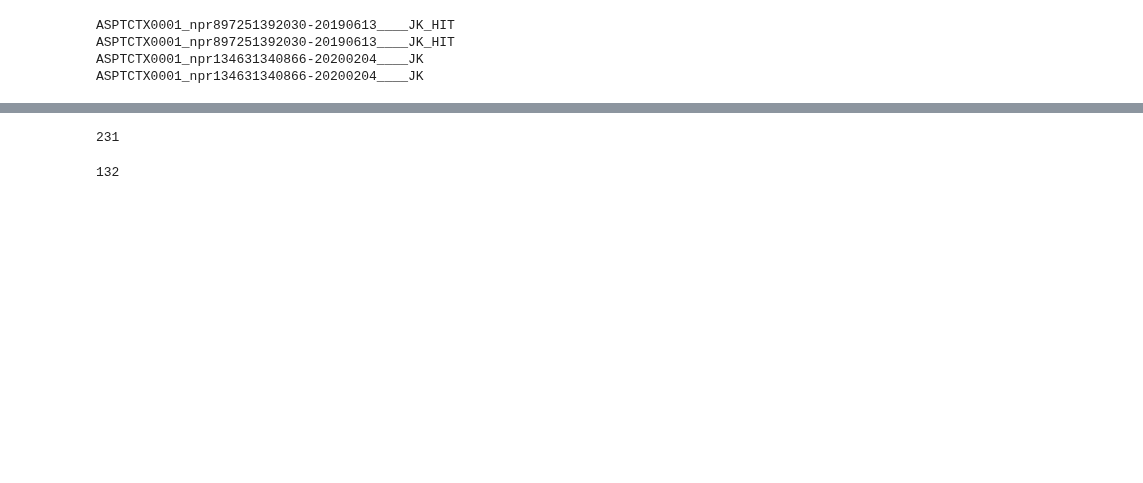
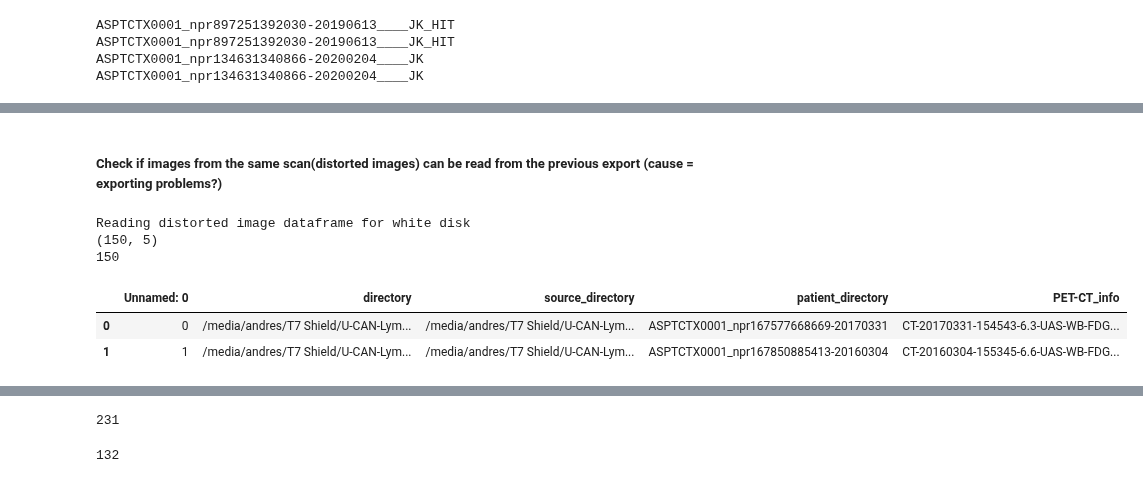
Before and after one commit to NickosKal/UCAN-PET-CT-image-data-handling-pipeline, a Jupyter notebook: Task1_2/testpatientsondisk1and2.ipynb, the cells around one changed output, grey strips where cells are left out. Drawn from its saved outputs; the diff is of its cells as text; code cells hidden in the pictures; blank space fills up the shorter version.

```diff
--- a/Task1_2/testpatientsondisk1and2.ipynb
+++ b/Task1_2/testpatientsondisk1and2.ipynb
@@ -166,0 +200,16 @@ extra_patient_wd_df.
+# %% [markdown]
+##### Check if images from the same scan(distorted images) can be read from the previous export (cause = exporting problems?)
+# %%
+print("Reading distorted image dataframe for white disk")
+distorted_images_wd = pd.read_excel(list_of_distorted_images_wd)
+distorted_images_wd[['source_directory', 'patient_directory', 'PET-CT_info']] = distorted_images_wd['directory'].str.rsplit(pat='/', n=2, expand=True)
+print(distorted_images_wd.shape)
+print(distorted_images_wd.patient_directory.nunique())
+distorted_images_wd.head(2)
+# %% [output]
+Reading distorted image dataframe for white disk
+(150, 5)
+150
+|  | Unnamed: 0 | directory | source_directory | patient_directory | PET-CT_info |
+| 0 | 0 | /media/andres/T7 Shield/U-CAN-Lym... | /media/andres/T7 Shield/U-CAN-Lym... | ASPTCTX0001_npr167577668669-20170331 | CT-20170331-154543-6.3-UAS-WB-FDG... |
+| 1 | 1 | /media/andres/T7 Shield/U-CAN-Lym... | /media/andres/T7 Shield/U-CAN-Lym... | ASPTCTX0001_npr167850885413-20160304 | CT-20160304-155345-6.6-UAS-WB-FDG... |
```
Also changed, not shown: parts of 24 cells of this notebook.
